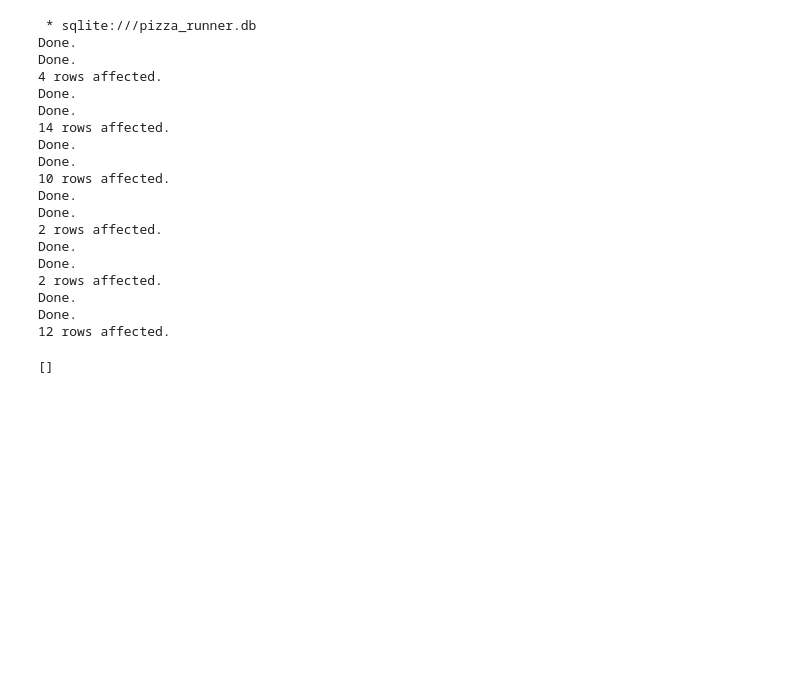
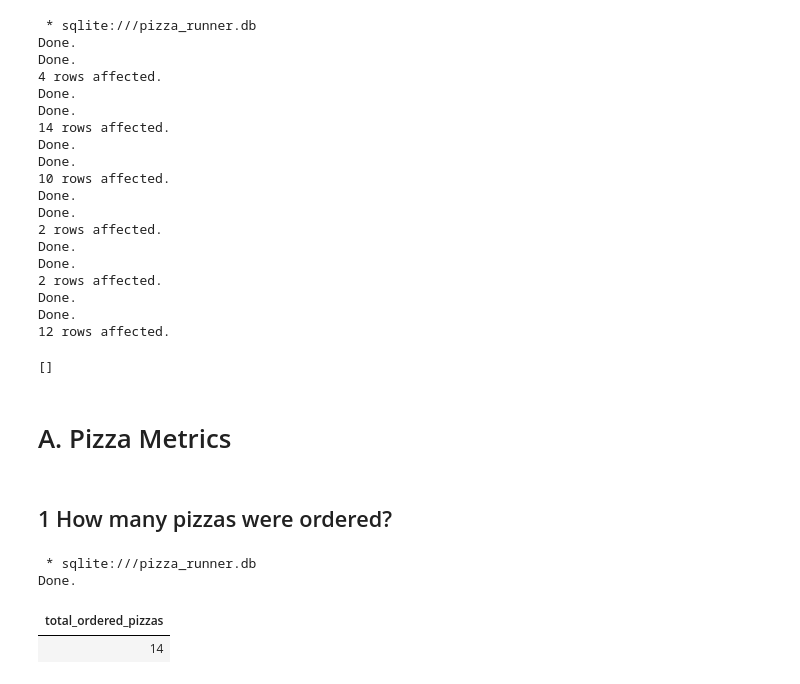
Before and after one commit to Kuziomkin/analytics_case_study, a Jupyter notebook: pizza_runner/pizza_runner_sql.ipynb, the cells around one changed output. Drawn from its saved outputs; the diff is of its cells as text; code cells hidden in the pictures; blank space fills up the shorter version.

```diff
--- a/pizza_runner/pizza_runner_sql.ipynb
+++ b/pizza_runner/pizza_runner_sql.ipynb
@@ -320,3 +323,19 @@ Done.
 Done.
 12 rows affected.
 []
+# %% [markdown]
+# A. Pizza Metrics
+# %% [markdown]
+## 1 How many pizzas were ordered?
+# %%
+%%sql
+
+SELECT
+    COUNT(pizza_id) AS total_ordered_pizzas
+FROM
+    customer_orders
+# %% [output]
+ * sqlite:///pizza_runner.db
+Done.
+| total_ordered_pizzas |
+| 14 |
```
Also changed, not shown: parts of 6 cells of this notebook, 1 other file.
